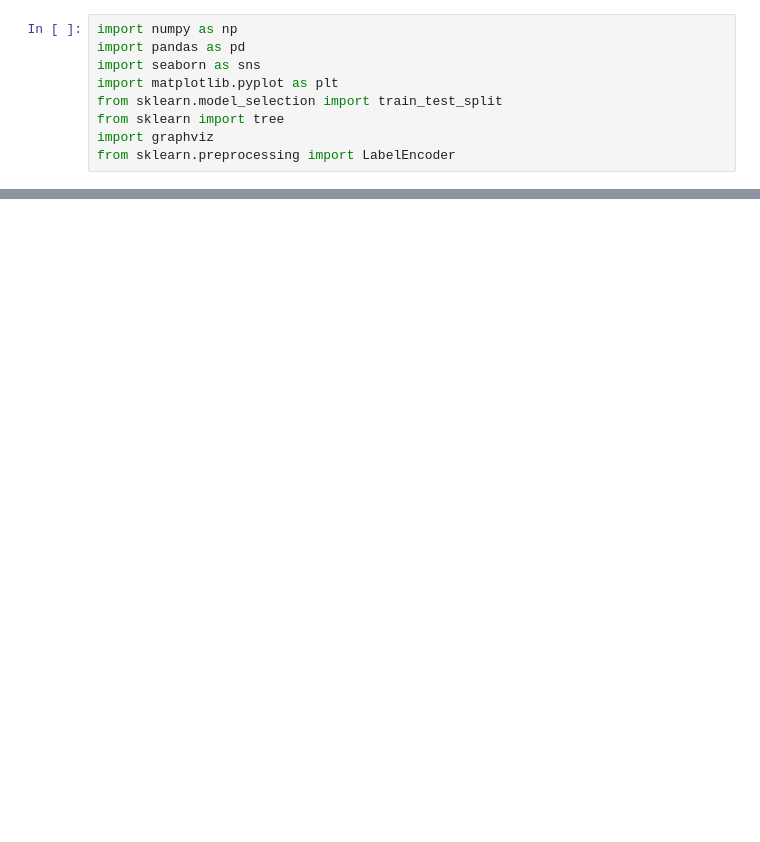
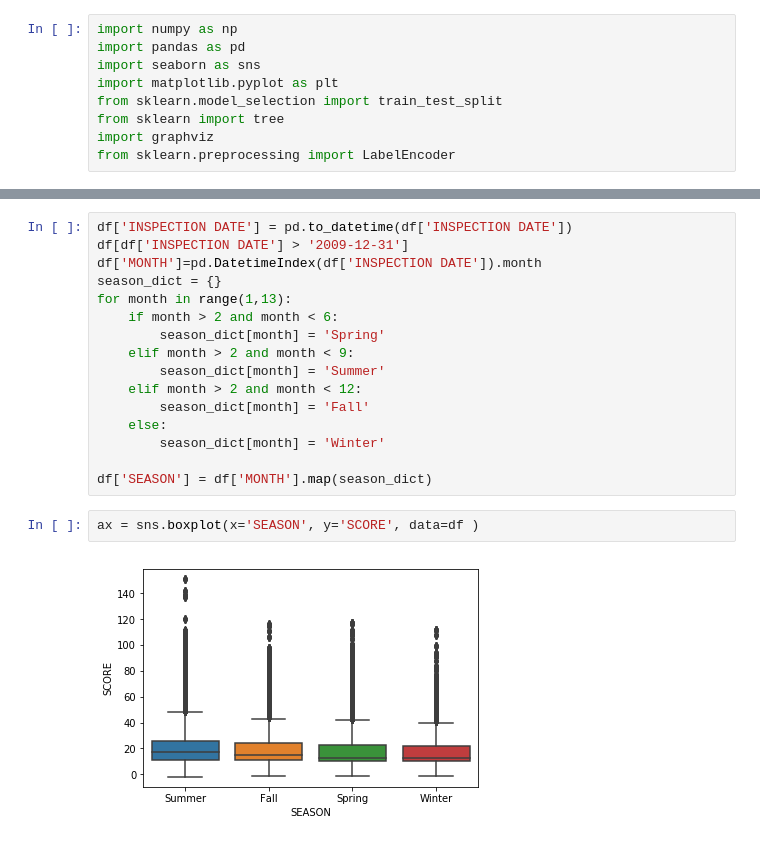
Before and after one commit to stefanopoggio/restaurant-inspection, a Jupyter notebook: Inspection_code.ipynb, the cells around one changed output, grey strips where cells are left out. Saved outputs shown, nothing was run; the diff lists cells and outputs as text; blank space fills up the shorter version.

```diff
--- a/Inspection_code.ipynb
+++ b/Inspection_code.ipynb
@@ -164,0 +49,20 @@ NameError: name 'X' is not defined
+# %%
+df['INSPECTION DATE'] = pd.to_datetime(df['INSPECTION DATE'])
+df[df['INSPECTION DATE'] > '2009-12-31']
+df['MONTH']=pd.DatetimeIndex(df['INSPECTION DATE']).month
+season_dict = {}
+for month in range(1,13):
+    if month > 2 and month < 6:
+        season_dict[month] = 'Spring'
+    elif month > 2 and month < 9:
+        season_dict[month] = 'Summer'
+    elif month > 2 and month < 12:
+        season_dict[month] = 'Fall'
+    else:
+        season_dict[month] = 'Winter'
+
+df['SEASON'] = df['MONTH'].map(season_dict)
+# %%
+ax = sns.boxplot(x='SEASON', y='SCORE', data=df )
+# %% [output]
+[figure, added]
```
Also changed, not shown: parts of 29 cells of this notebook.
